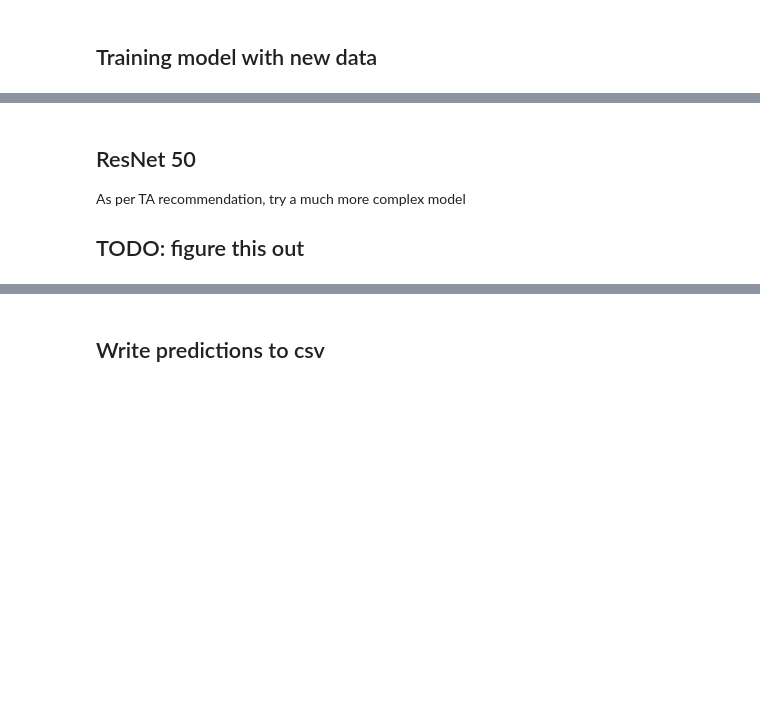
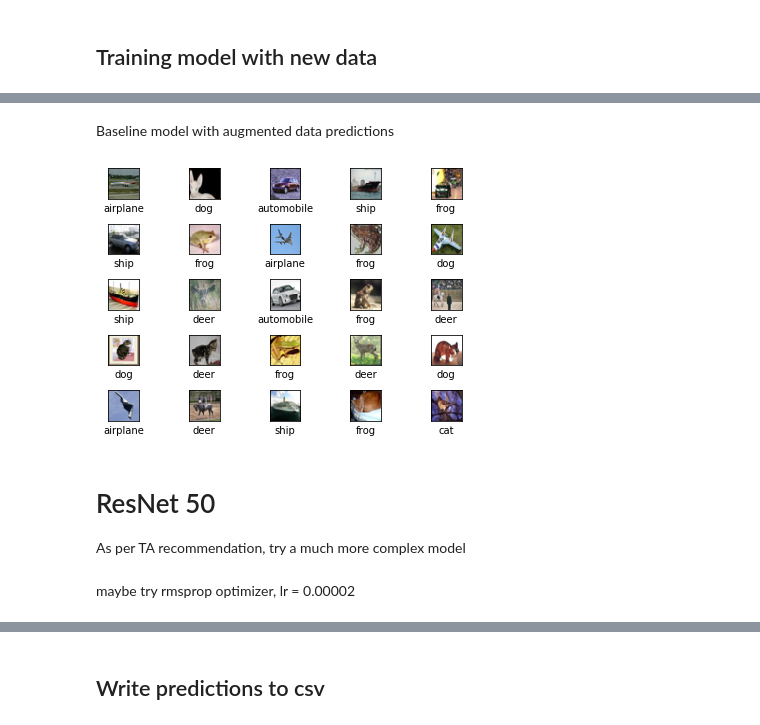
Before and after one commit to ryansun12/CSE142, a Jupyter notebook: Project 3.ipynb, the cells around one changed output, grey strips where cells are left out. Saved outputs shown, nothing was run; the diff lists cells and outputs as text; code cells hidden in the pictures; blank space fills up the shorter version.

```diff
--- a/Project 3.ipynb
+++ b/Project 3.ipynb
@@ -394,6 +407,24 @@ Epoch 25/100
+# %% [markdown]
+Baseline model with augmented data predictions
+# %%
+tests = []
+for i in range(25):
+    tests.append(get_test_image(i))
+
+predictions = new_model.predict(np.array(tests))
+
+for i in range(25):
+    plt.subplot(5,5,i+1)
+    plt.xticks([])
+    plt.yticks([])
+    plt.tight_layout()
+    plt.grid(False)
+    plt.imshow(tests[i])
+    plt.xlabel(get_label(predictions[i]))
+plt.show()
+# %% [output]
+[figure, added]
 # %% [markdown]
-## ResNet 50
+# ResNet 50
 
 As per TA recommendation, try a much more complex model
-
-## TODO: figure this out
@@ -412,0 +472,2 @@ output = tf.keras.layers.Dense(10, activation='softmax')(resnet.output)
+# %% [markdown]
+maybe try rmsprop optimizer, lr = 0.00002
```
Also changed, not shown: parts of 32 cells of this notebook, 1 other file.
